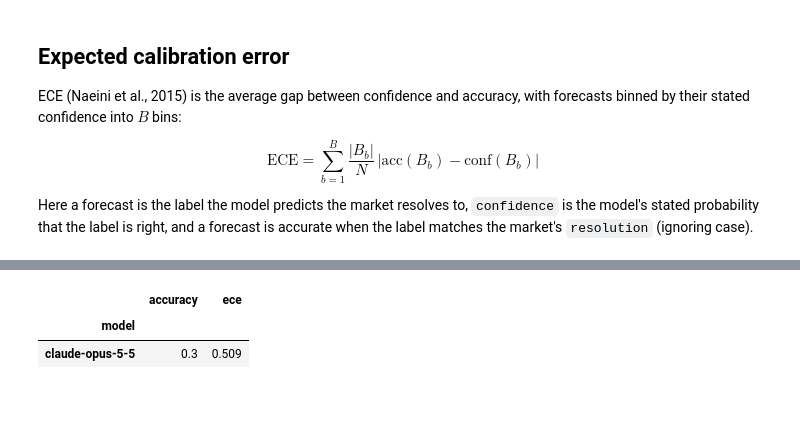
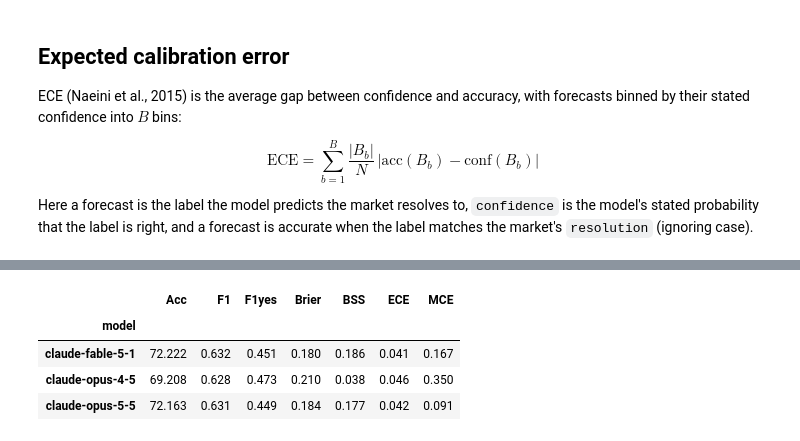
Before and after one commit to andrewkittredge/prediction-market-benchmark, a Jupyter notebook: analysis/calibration.ipynb, the cells around one changed output, grey strips where cells are left out. Drawn from its saved outputs; the diff is of its cells as text; code cells hidden in the pictures; blank space fills up the shorter version.

```diff
--- a/analysis/calibration.ipynb
+++ b/analysis/calibration.ipynb
@@ -23,7 +40,7 @@ $$\mathrm{ECE} = \sum_{b=1}^{B} \frac{|B_b|}{N}\,\bigl|\mathrm{acc}(B_b) - \math
 Here a forecast is the label the model predicts the market resolves to, `confidence` is the model's stated probability that the label is right, and a forecast is accurate when the label matches the market's `resolution` (ignoring case).
 # %%
 # scoreable forecasts: a predicted resolution with a confidence, on a market that has resolved
-calibrated = forecasts.dropna(subset=["correct", "confidence"])
+calibrated = forecasts.dropna(subset=["correct", "confidence"]).copy()
 # %%
 B = 10
 # %%
@@ -54,9 +64,24 @@ model_table = pd.DataFrame({"accuracy": accuracy_by_model, "ece": ece_by_model})
+# %%
+# the model called the priced outcome: its label was right on a market where that outcome occurred, or wrong where it didn't
+calibrated["predicted_yes"] = calibrated["correct"] == calibrated[
+    "outcome_occurred"
+].astype(bool)
+# %%
+calibrated["p_yes"] = calibrated["confidence"].where(
+    calibrated["predicted_yes"], 1 - calibrated["confidence"]
+)
+# %%
+model_table = calibrated.groupby("model").apply(
+    kalshibench_metrics, include_groups=False
+)
 # %%
-model_table
+model_table.round(3)
 # %% [output]
-|  | accuracy | ece |
-| model |  |  |
-| claude-opus-5-5 | 0.3 | 0.509 |
+|  | Acc | F1 | F1yes | Brier | BSS | ECE | MCE |
+| model |  |  |  |  |  |  |  |
+| claude-fable-5-1 | 72.222 | 0.632 | 0.451 | 0.180 | 0.186 | 0.041 | 0.167 |
+| claude-opus-4-5 | 69.208 | 0.628 | 0.473 | 0.210 | 0.038 | 0.046 | 0.350 |
+| claude-opus-5-5 | 72.163 | 0.631 | 0.449 | 0.184 | 0.177 | 0.042 | 0.091 |
 # %%
 # the reliability table behind the number: per bin, its size, conf(B_b) and acc(B_b)
 reliability = calibrated.groupby("confidence_bin", observed=True).agg(
```
Also changed, not shown: parts of 7 cells of this notebook, 7 other files.
